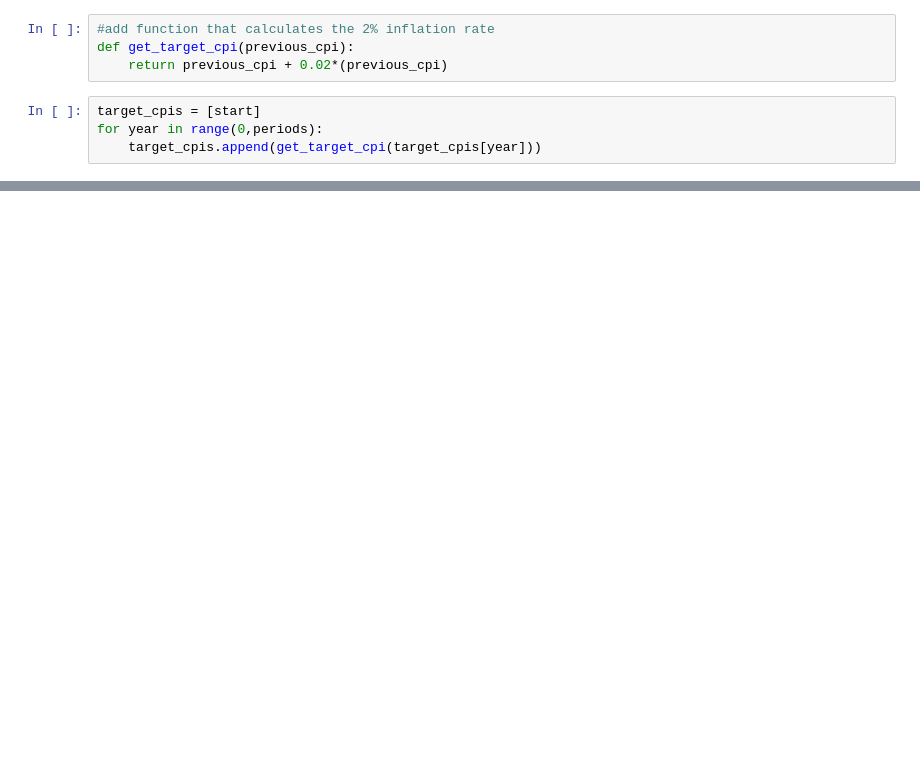
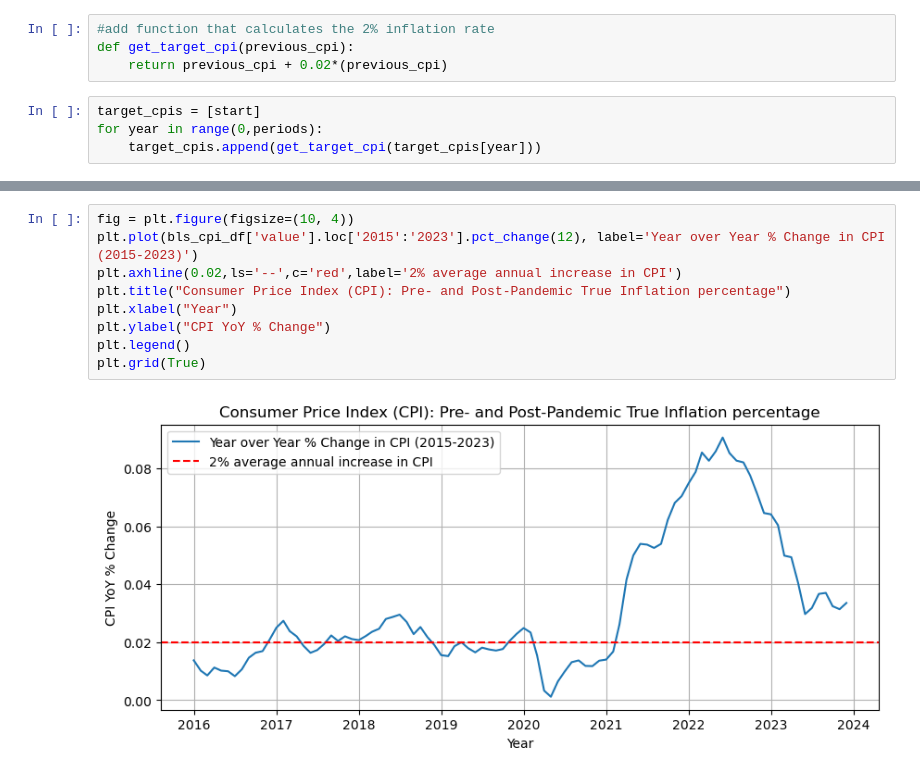
Before and after one commit to xraySMULu/the-big-squeeze, a Jupyter notebook: Code/cg_analysis.ipynb, the cells around one changed output, grey strips where cells are left out. Cells and saved outputs as stored; diff of their text form; blank space fills up the shorter version.

```diff
--- a/Code/cg_analysis.ipynb
+++ b/Code/cg_analysis.ipynb
@@ -166,0 +119,11 @@ Text(0, 0.5, 'DFW CPI Value')
+# %%
+fig = plt.figure(figsize=(10, 4))
+plt.plot(bls_cpi_df['value'].loc['2015':'2023'].pct_change(12), label='Year over Year % Change in CPI (2015-2023)')
+plt.axhline(0.02,ls='--',c='red',label='2% average annual increase in CPI')
+plt.title("Consumer Price Index (CPI): Pre- and Post-Pandemic True Inflation percentage")
+plt.xlabel("Year")
+plt.ylabel("CPI YoY % Change")
+plt.legend()
+plt.grid(True)
+# %% [output]
+[figure, added]
```
Also changed, not shown: parts of 23 cells of this notebook.
